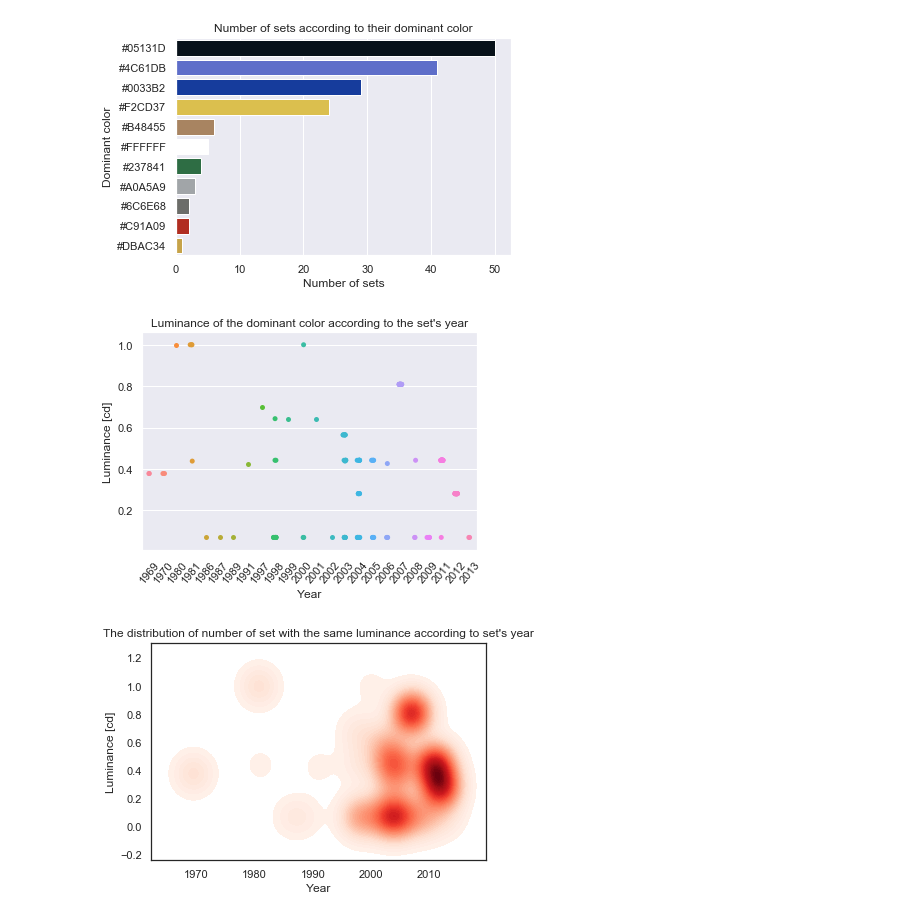
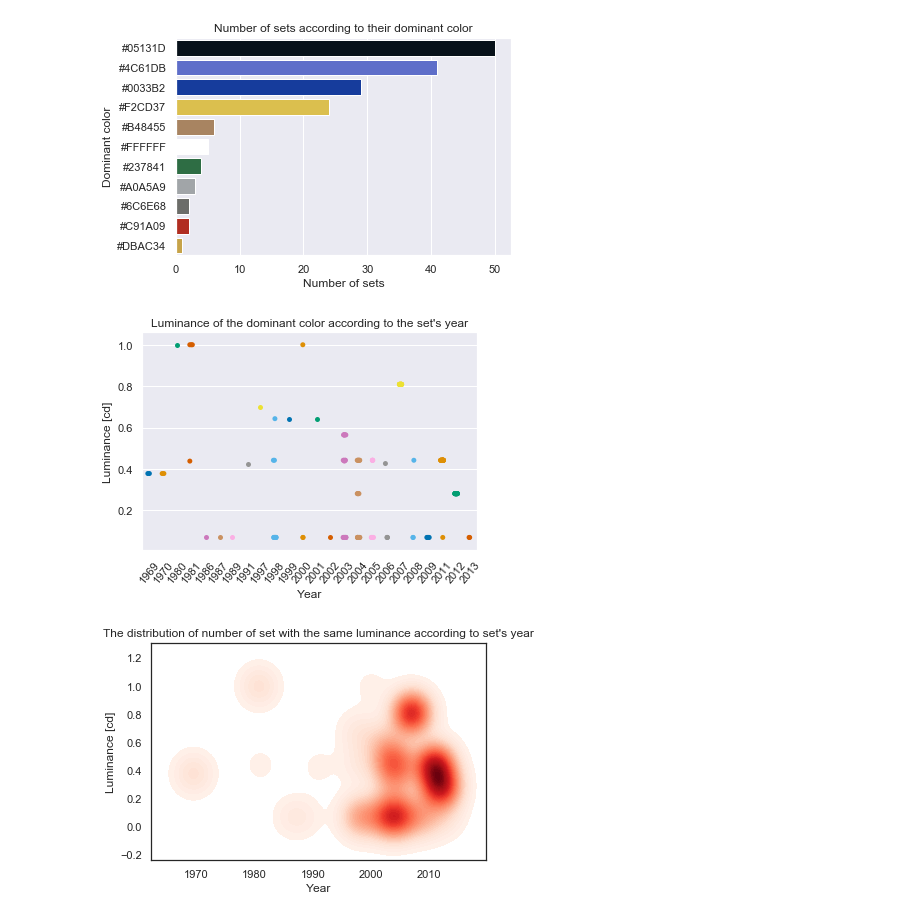
Before and after one commit to vbruttin/ada_homeworks, a Jupyter notebook: Exercise_1.ipynb, the cells around one changed output. Saved outputs shown, nothing was run; the diff lists cells and outputs as text; code cells hidden in the pictures.

```diff
--- a/Exercise_1.ipynb
+++ b/Exercise_1.ipynb
@@ -162,24 +164,31 @@ xlabel('Quantity (in tens of thousands)');
 #TASK 3
 
 Extended_Color_inventory_part = pd.merge(Colors, Inventory_parts, left_index =True, right_on = 'color_id')
-Extended_Color_inventory_part = Extended_Color_inventory_part.drop(columns =\
+
+Extended_Color_inventory_part = Extended_Color_inventory_part.drop(columns = \
                                                                 ['name', 'is_trans', 'part_id', 'color_id', 'is_spare'])
 Extended_Color_inventory_part = Extended_Color_inventory_part.rename(columns = {'quantity' : 'quantity_part'})
 
-Extended_Color_Set = pd.merge(Extended_Color_inventory_part, Inventory_sets,\
+Extended_Color_Set = pd.merge(Extended_Color_inventory_part, Inventory_sets,
                               left_on = 'inventory_id', right_on = 'inventory_id')
-Extended_Color_Set = Extended_Color_Set.drop(columns = ['inventory_id'])
 
-Extended_Color_Set = Extended_Color_Set.drop( index =\
+# Drop the rows with a quantity of parts equal to 0
+Extended_Color_Set = Extended_Color_Set.drop( columns = ['inventory_id'], index = \
                     Extended_Color_Set.loc[Extended_Color_Set.quantity_part == 0.0, 'quantity_part'].index)
+
 Extended_Color_Set = Extended_Color_Set.groupby([Extended_Color_Set.set_id, Extended_Color_Set.rgb]).sum()\
                     .sort_values(by = 'quantity_part', ascending = False)
+
+# To determine the quantity of each color on one set,
+# we multiply the quantity from inventory_parts with the quantity from inventory_sets.
 Extended_Color_Set['quantity_dominant'] = Extended_Color_Set.quantity_part * Extended_Color_Set.quantity
+
 Extended_Color_Set = Extended_Color_Set.drop(columns = ['quantity_part', 'quantity'])
 Extended_Color_Set = Extended_Color_Set.unstack().fillna(0)
 
 set_ids, colors = [], []
 
+# We find the main color by set and convert rgb variable to a hexadecimal format.
 for index_num in range(size(Extended_Color_Set, 0)):
     Serie = Extended_Color_Set.iloc[index_num].sort_values(ascending = False).nlargest(1, 'first')
     set_ids.append(Serie.name)
@@ -192,38 +201,42 @@ Set_and_dominant_colors = Set_and_dominant_colors.groupby(Set_and_dominant_color
 
 sns.set_style("darkgrid")
 sns.barplot(Set_and_dominant_colors['set_id'].values, Set_and_dominant_colors['set_id'].index, \
-            palette = Set_and_dominant_colors['set_id'].index)
-title("Number of sets according to their dominant color");
-xlabel("Number of sets");
+            palette = Set_and_dominant_colors['set_id'].index) # sorry for all the colorblind people out there !
+title("Number of sets according to their dominant color")
+xlabel("Number of sets")
 ylabel("Dominant color");
 # %% [output]
 [figure]
 # %%
 #TASK 4
 
 Year_of_set_with_dominant_colors = pd.merge(Sets, Set_id_with_dominant_colors, left_index = True, right_on = 'set_id')
+
 Year_of_set_with_dominant_colors = Year_of_set_with_dominant_colors\
                                     .drop(columns = ['name', 'theme_id', 'num_parts', 'set_id'])
-luminance, index_num = [], 0
 
+luminance = []
+
+# Convert the hexadecimal color to a rgb color and comput the luminance of the main color
 for index_num in range(size(Year_of_set_with_dominant_colors,0)):
     R, G, B = color.hex2color(Year_of_set_with_dominant_colors['major_color'][index_num])
     luminance.append(sqrt(0.299 * R**2 + 0.587 * G**2 + 0.114 * B**2))
 
 Year_of_set_with_luminance = pd.DataFrame({'year' : Year_of_set_with_dominant_colors.year.values,\
-                                          'luminance' : luminance}).sort_values(by = 'year')
+                                          'luminance' : luminance})
 
 
 sns.set_style("darkgrid")
 
 # Use of the jitter option to get an idea of points superposition
+# Use of colorblind palette to ease the distinction between successive years
 plot = sns.stripplot(Year_of_set_with_luminance.year, Year_of_set_with_luminance.luminance,\
-                     data =Year_of_set_with_luminance, jitter = True)
+                     data =Year_of_set_with_luminance, jitter = True, palette = 'colorblind')
 plot.set(xlabel='Year',ylabel='Luminance [cd]')
 plot.set_xticklabels(plot.get_xticklabels(),rotation = 50);
 title("Luminance of the dominant color according to the set's year");
 # %% [output]
-[figure, old version]
+[figure, new version]
 # %%
 # TASK 4
 
```
Also changed, not shown: parts of 18 cells of this notebook.
